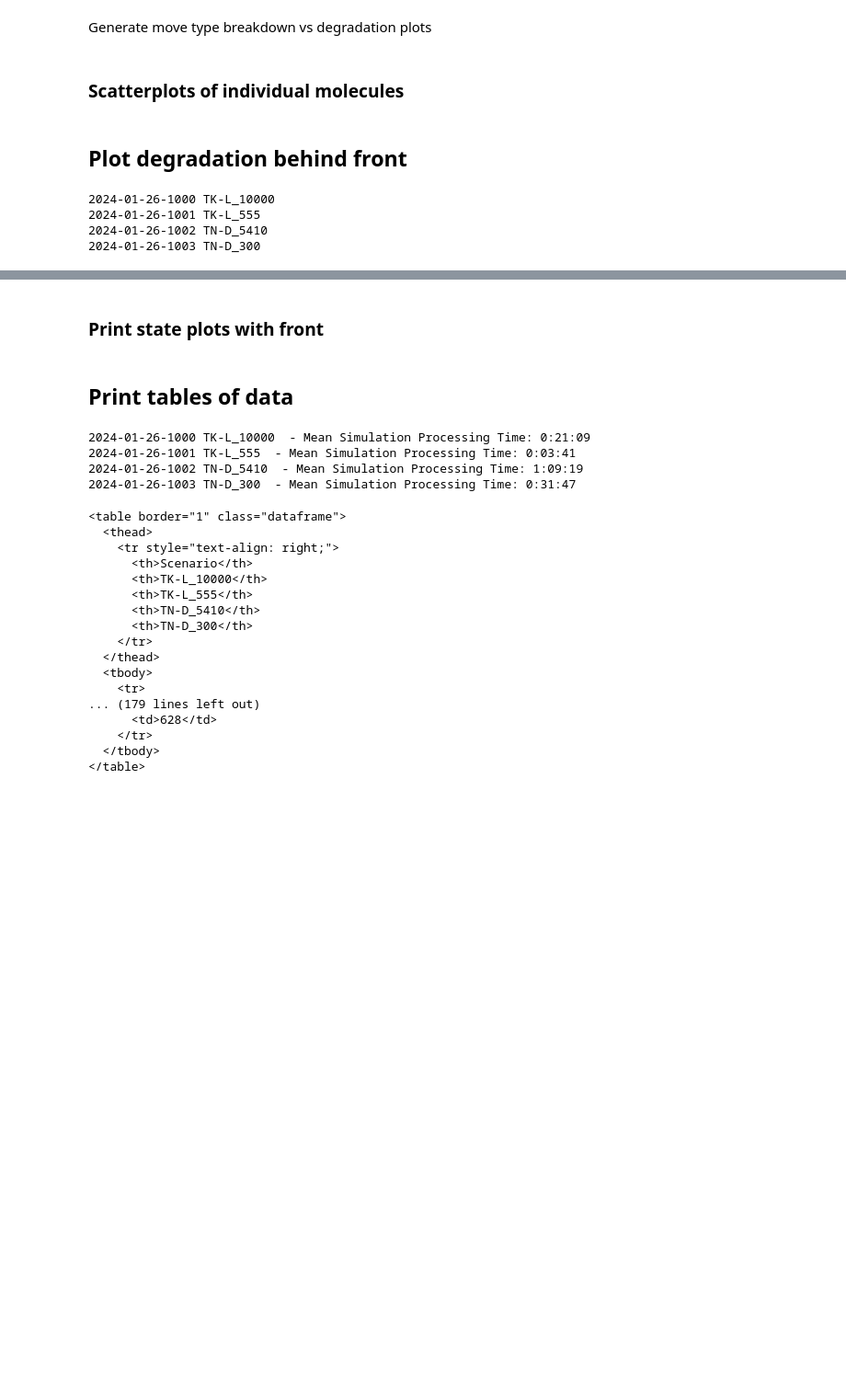
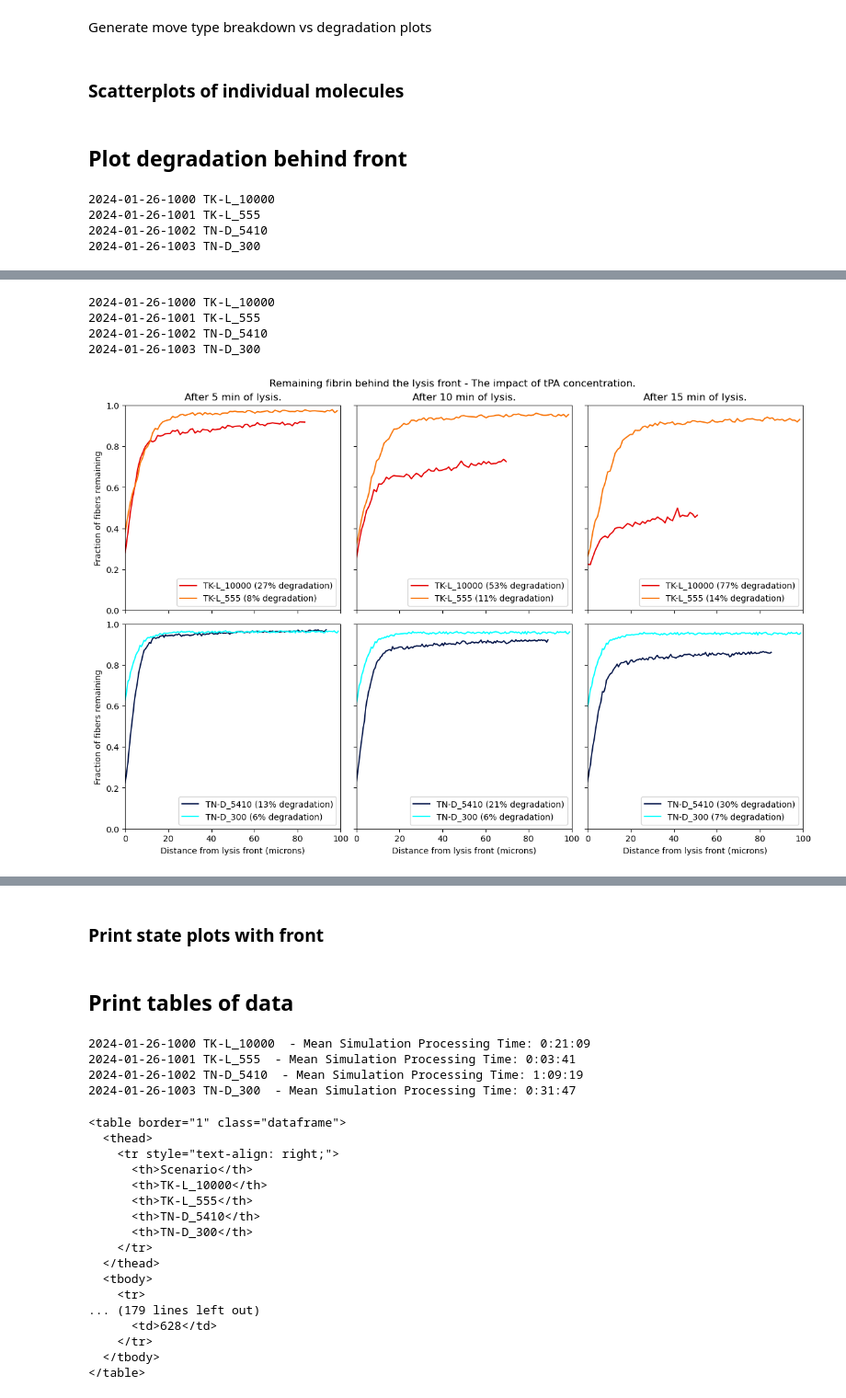
Before and after one commit to UCO-OpResearch/lysis, a Jupyter notebook: src/python/Jupyter Notebooks/2024-01-26-1000 - F-Macro Multi-Array-Process.ipynb, the cells around one changed output, grey strips where cells are left out. Shown at 92% size. Saved outputs shown, nothing was run; the diff lists cells and outputs as text; code cells hidden in the pictures; blank space fills up the shorter version.

```diff
--- a/src/python/Jupyter Notebooks/2024-01-26-1000 - F-Macro Multi-Array-Process.ipynb
+++ b/src/python/Jupyter Notebooks/2024-01-26-1000 - F-Macro Multi-Array-Process.ipynb
@@ -809,7 +829,7 @@ def create_fiber_grid_plot(
                 os.path.join(
                     e.os_path,
                     f"{sim:02}",
-                    f"fiber_grid_plot{file_code[:-4]}_r{sim:02}_{degrade_percent_markers[idx]:.2f}.png",
+                    f"fiber_grid_plot{file_code[:-4]}_r{sim:02}_{1-(np.count_nonzero(deg[sim][frame] > tsave[sim][frame])/exp.macro_params.total_fibers):.2f}.png",
                 ),
                 bbox_inches="tight",
             )
@@ -2142,0 +2155,68 @@ fig.savefig(f"degradation behind front by tPA concentration.png", bbox_inches="t
+# %%
+times = [5*60, 10*60, 15*60]
+degradation_amount = {}
+degradation_distance = {}
+total_deg_amount = {}
+for i, run in enumerate(runs):
+    # Select and load scenario
+    mech = mechanisms[mechanisms["descriptor"] == run["mechanism"]][0]
+    scen = scenarios[scenarios["descriptor"] == run["scenario"]][0]
+    e = lysis.util.Experiment(os.path.join("..", "..", "..", "data"), experiment_code=run["exp_code"])
+    e.read_file()
+    y_distance = np.arange(e.macro_params.rows - 1) * e.macro_params.grid_node_distance
+    file_code = out_file_code.format(scenario_code=run["scenario"]) + ".dat"
+
+    print(run["exp_code"], file_code[1:-4])
+
+    # Read data from data files
+    n_save, deg, tsave, mfpt, mol_location, mol_status = load_fortran_files(e, file_code)
+
+    # Process results
+    deg_fraction = find_degraded_fraction(e, deg, tsave)
+    marker_frames = find_degradation_marker_frames(e, deg_fraction, degrade_percent_markers)
+
+    row_deg = find_row_deg_fraction(e, deg, tsave)
+    fronts = find_front(e, row_deg)
+
+    frames = [[marker_frames[i][0] + t//e.macro_params.save_interval for t in times] for i in range(e.macro_params.total_trials)]
+
+    # TODO(bpaynter): Add label with degradation total
+    total_deg_amount[run["scenario"]] = [np.mean([deg_fraction[i][frames[i][j]] for i in range(e.macro_params.total_trials)]) for j in range(len(times))]
+
+    lengths=[np.max(np.stack([fronts[i][frames[i][j]] for i in range(e.macro_params.total_trials)]), axis=0) for j in range(len(times))]
+    degradation_amount[run["scenario"]] = [np.mean(np.stack([row_deg[i][frames[i][j],fronts[i][frames[i][j]]:fronts[i][frames[i][j]]+e.macro_params.fiber_rows-1-lengths[j]] for i in range(e.macro_params.total_trials)]), axis=0) for j in range(len(times))]
+    degradation_distance[run["scenario"]] = [[i*e.macro_params.grid_node_distance for i in range(degradation_amount[run["scenario"]][j].size)] for j in range(len(times))]
+
+    edge_index = get_edge_index(e)
+    x1_f, y1_f, x2_f, y2_f = grid_data(e, edge_index)
+    create_fiber_grid_plot(e, file_code, edge_index, frames, deg, tsave, x1_f, y1_f, x2_f, y2_f, fronts=fronts)
+# %% [output]
+2024-01-26-1000 TK-L_10000
+2024-01-26-1001 TK-L_555
+2024-01-26-1002 TN-D_5410
+2024-01-26-1003 TN-D_300
+# %%
+fig, axs = plt.subplots(
+    nrows=2, ncols=3, sharex=True, sharey=True, figsize=(12, 8), dpi=100, constrained_layout=True
+)
+for i, row in enumerate(scenario_grid):
+    axs[i, 0].set_ylabel("Fraction of fibers remaining")
+    for j in range(3):
+        axs[1, j].set_xlabel("Distance from lysis front (microns)")
+        axs[0, j].set_title(f"After {times[j]//60:n} min of lysis.")
+        axs[i, j].set_xlim(0,100)
+        axs[i, j].set_ylim(0,1)
+
+        for k, scenario in enumerate(row):
+            axs[i, j].plot(degradation_distance[scenario][j], degradation_amount[scenario][j], label=scenario + f" ({total_deg_amount[scenario][j]:2.0%} degradation)", color=colors[scenario])
+        axs[i, j].legend(
+            bbox_to_anchor=(1, 0),
+            loc="lower right",
+            ncols=1,
+        )
+
+fig.suptitle(f"Remaining fibrin behind the lysis front - The impact of tPA concentration.")
+
+fig.savefig(f"degradation behind front by tPA concentration by time.png", bbox_inches="tight")
+# %% [output]
+[figure, added]
```
Also changed, not shown: parts of 8 cells of this notebook.
